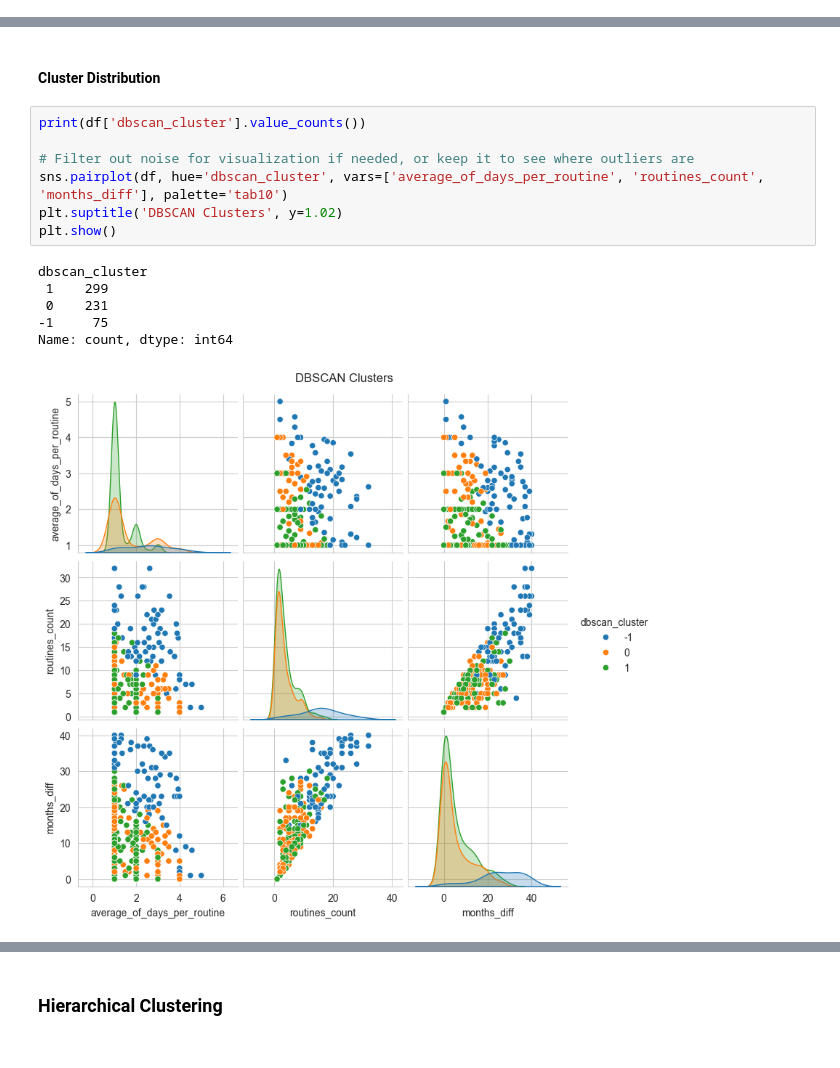
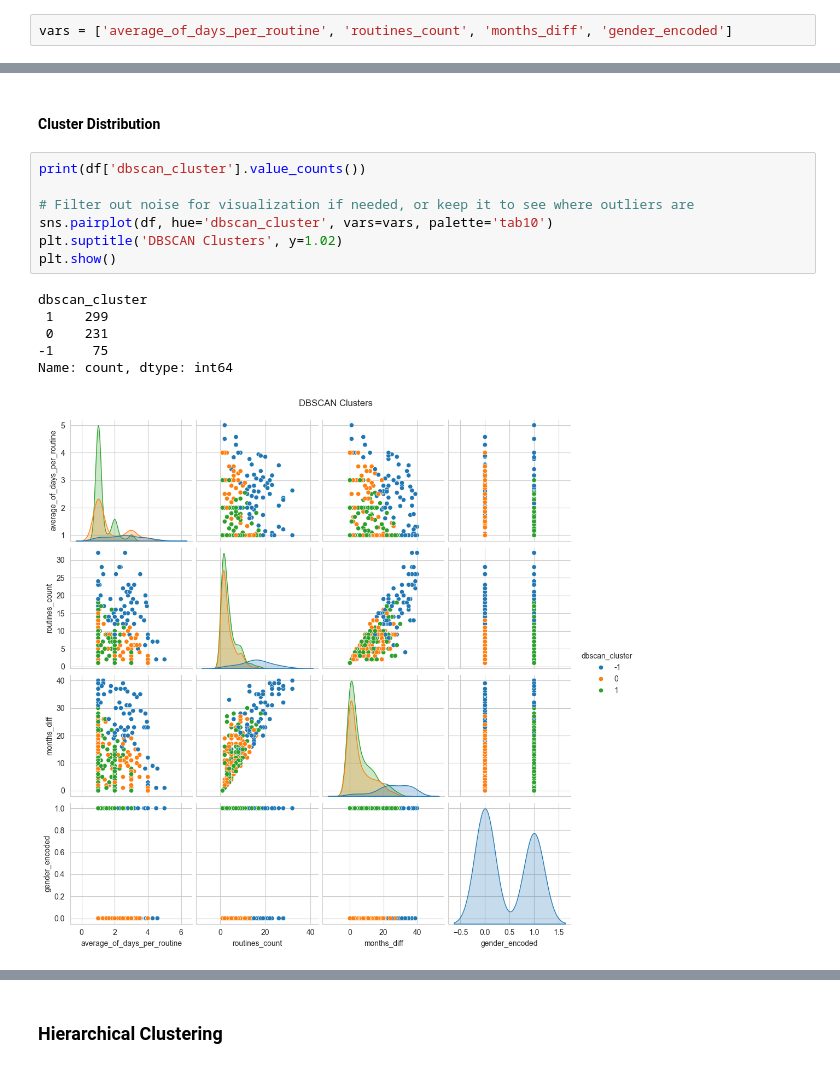
Before and after one commit to alejo-cuello/gym-clients, a Jupyter notebook: notebooks/03_eda_clusters.ipynb, the cells around one changed output, grey strips where cells are left out. Drawn from its saved outputs; the diff is of its cells as text.

```diff
--- a/notebooks/03_eda_clusters.ipynb
+++ b/notebooks/03_eda_clusters.ipynb
@@ -29,3 +31,5 @@ We will look at how the features (`average_of_days_per_routine`, `routines_count
+# %%
+vars = ['average_of_days_per_routine', 'routines_count', 'months_diff', 'gender_encoded']
 # %% [markdown]
 ### K-Means (2 Clusters)
 # %%
@@ -72,14 +80,14 @@ except FileNotFoundError:
 # %%
 print(df['dbscan_cluster'].value_counts())
 
 # Filter out noise for visualization if needed, or keep it to see where outliers are
-sns.pairplot(df, hue='dbscan_cluster', vars=['average_of_days_per_routine', 'routines_count', 'months_diff'], palette='tab10')
+sns.pairplot(df, hue='dbscan_cluster', vars=vars, palette='tab10')
 plt.suptitle('DBSCAN Clusters', y=1.02)
 plt.show()
 # %% [output]
 dbscan_cluster
  1    299
  0    231
 -1     75
 Name: count, dtype: int64
-[figure, old version]
+[figure, new version]
```
Also changed, not shown: parts of 19 cells of this notebook, 4 other files.
